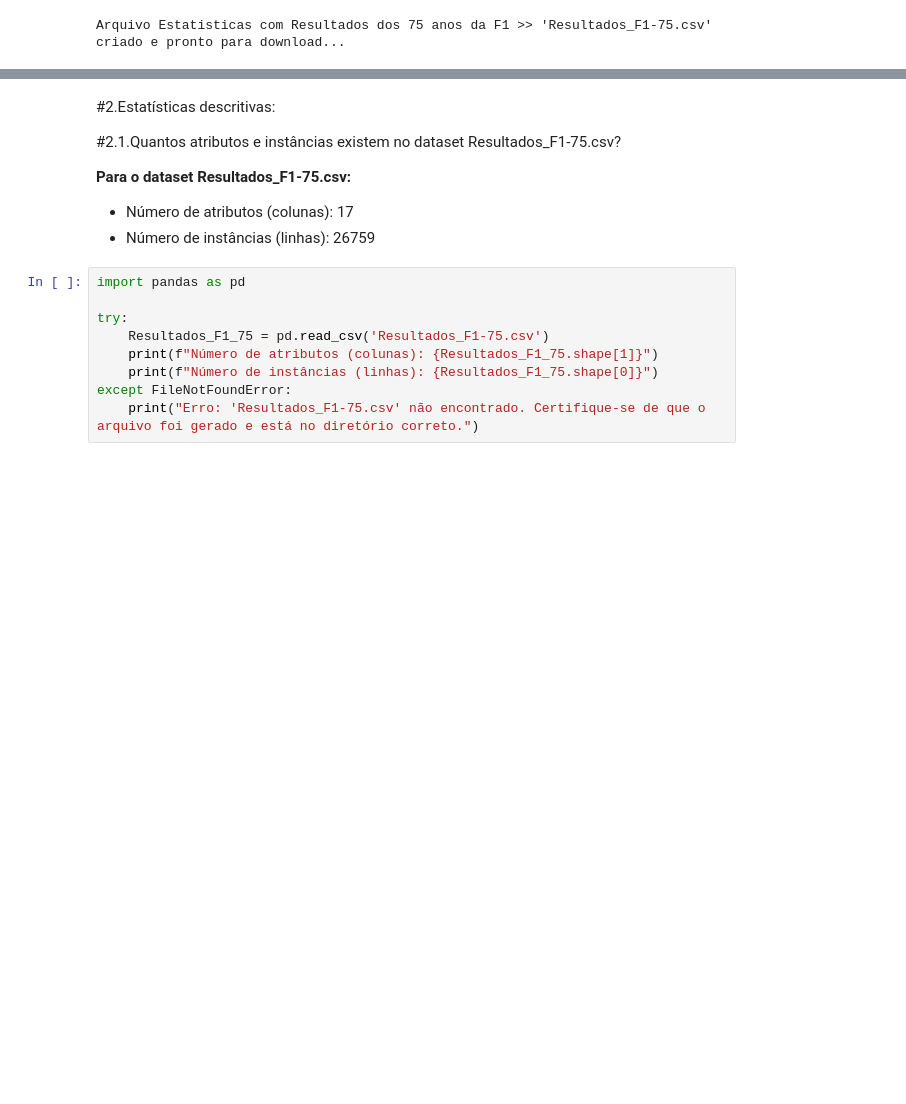
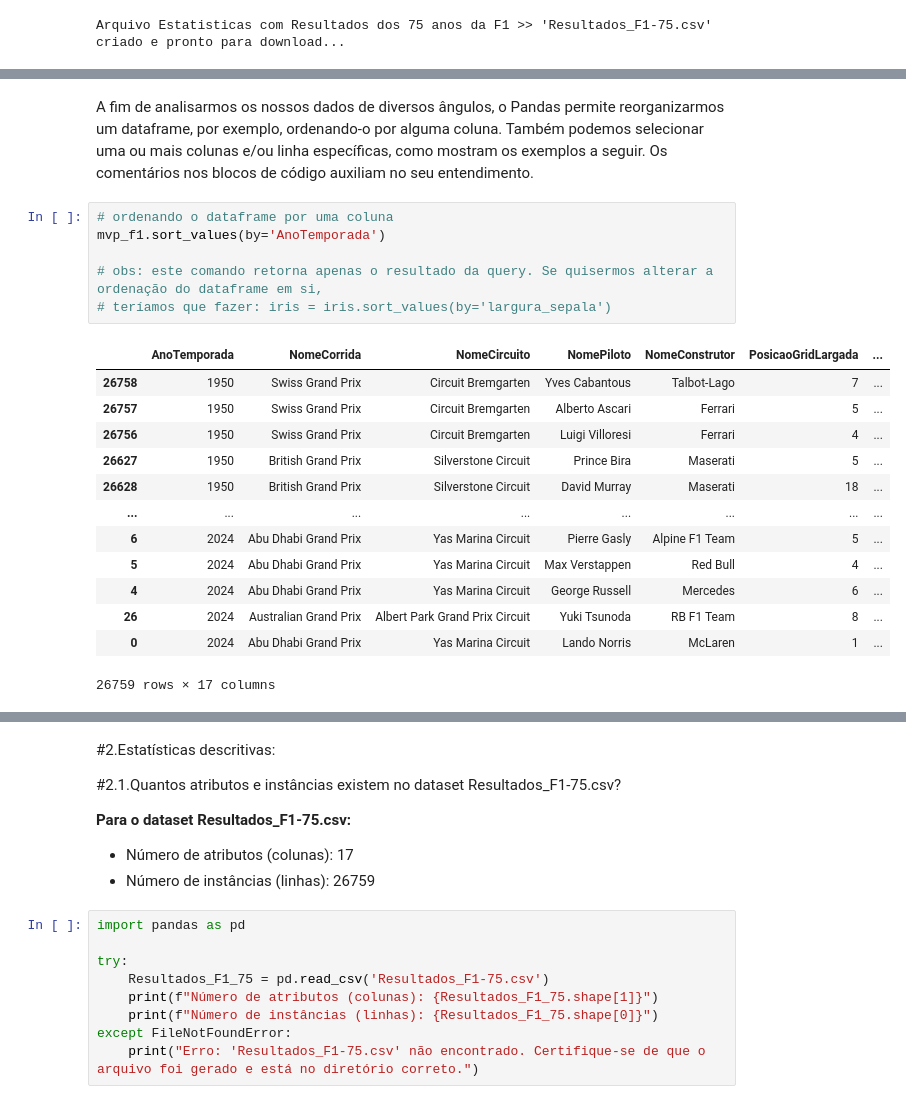
Before and after one commit to emersonvasconcelos/f1, a Jupyter notebook: MVP_F1_Warm_Up.ipynb, the cells around one changed output, grey strips where cells are left out. Cells and saved outputs as stored; diff of their text form; blank space fills up the shorter version.

```diff
--- a/MVP_F1_Warm_Up.ipynb
+++ b/MVP_F1_Warm_Up.ipynb
@@ -309,0 +450,22 @@ Arquivo Estatisticas com Resultados dos 75 anos da F1 >> 'Resultados_F1-75.csv'
+# %% [markdown]
+A fim de analisarmos os nossos dados de diversos ângulos, o Pandas permite reorganizarmos um dataframe, por exemplo, ordenando-o por alguma coluna. Também podemos selecionar uma ou mais colunas e/ou linha específicas, como mostram os exemplos a seguir. Os comentários nos blocos de código auxiliam no seu entendimento.
+# %%
+# ordenando o dataframe por uma coluna
+mvp_f1.sort_values(by='AnoTemporada')
+
+# obs: este comando retorna apenas o resultado da query. Se quisermos alterar a ordenação do dataframe em si,
+# teríamos que fazer: iris = iris.sort_values(by='largura_sepala')
+# %% [output]
+|  | AnoTemporada | NomeCorrida | NomeCircuito | NomePiloto | NomeConstrutor | PosicaoGridLargada | ... |
+| 26758 | 1950 | Swiss Grand Prix | Circuit Bremgarten | Yves Cabantous | Talbot-Lago | 7 | ... |
+| 26757 | 1950 | Swiss Grand Prix | Circuit Bremgarten | Alberto Ascari | Ferrari | 5 | ... |
+| 26756 | 1950 | Swiss Grand Prix | Circuit Bremgarten | Luigi Villoresi | Ferrari | 4 | ... |
+| 26627 | 1950 | British Grand Prix | Silverstone Circuit | Prince Bira | Maserati | 5 | ... |
+| 26628 | 1950 | British Grand Prix | Silverstone Circuit | David Murray | Maserati | 18 | ... |
+| ... | ... | ... | ... | ... | ... | ... | ... |
+| 6 | 2024 | Abu Dhabi Grand Prix | Yas Marina Circuit | Pierre Gasly | Alpine F1 Team | 5 | ... |
+| 5 | 2024 | Abu Dhabi Grand Prix | Yas Marina Circuit | Max Verstappen | Red Bull | 4 | ... |
+| 4 | 2024 | Abu Dhabi Grand Prix | Yas Marina Circuit | George Russell | Mercedes | 6 | ... |
+| 26 | 2024 | Australian Grand Prix | Albert Park Grand Prix Circuit | Yuki Tsunoda | RB F1 Team | 8 | ... |
+| 0 | 2024 | Abu Dhabi Grand Prix | Yas Marina Circuit | Lando Norris | McLaren | 1 | ... |
+26759 rows × 17 columns
```
Also changed, not shown: parts of 124 cells of this notebook.
